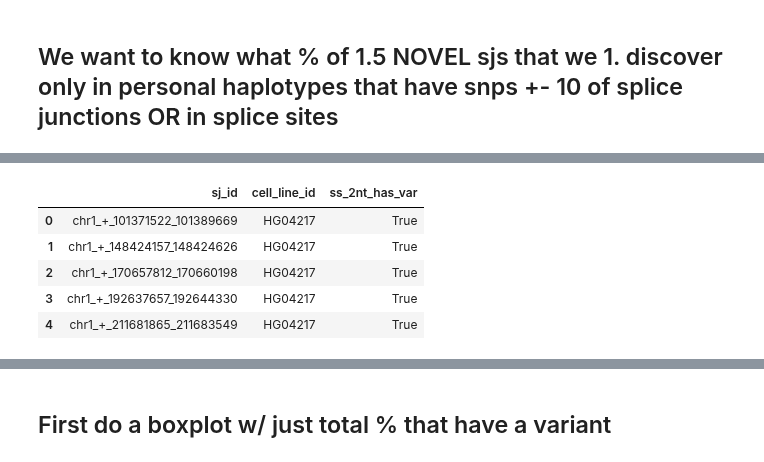
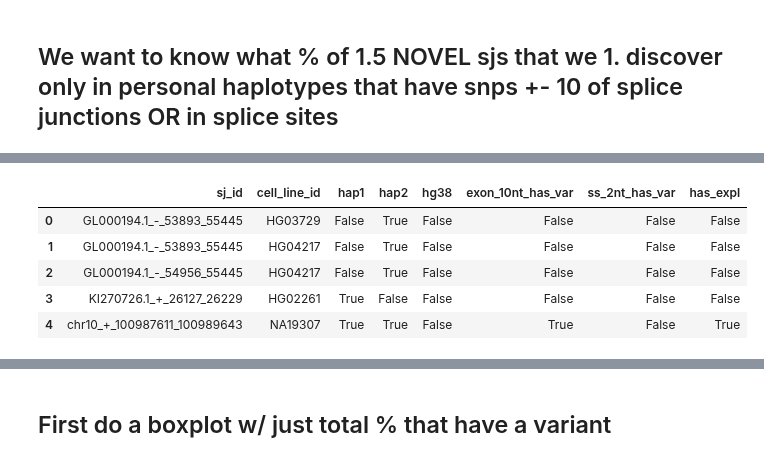
Before and after one commit to fairliereese/240903_pt, a Jupyter notebook: analysis/td_personal_exonic_sj_ss_snps_upset.ipynb, the cells around one changed output, grey strips where cells are left out. Cells and saved outputs as stored; diff of their text form; code cells hidden in the pictures.

```diff
--- a/analysis/td_personal_exonic_sj_ss_snps_upset.ipynb
+++ b/analysis/td_personal_exonic_sj_ss_snps_upset.ipynb
@@ -133,20 +134,12 @@ for c in meta_df['cell_line_id_1000g'].tolist():
                 cell_line_id=c)[0],
                 od)
     df = pr.read_bed(file).df
-    df = df.drop_duplicates()
 
     # just keep uniq. sj_ids
     df.rename({'ThickStart': 'sj_id'}, axis=1, inplace=True)
     df = df[['sj_id']]
+    df = df.drop_duplicates()
 
     df['cell_line_id'] = c
     df['ss_2nt_has_var'] = True
     sj_snp_df = pd.concat([sj_snp_df, df], axis=0)
-sj_snp_df.head()
-# %% [output]
-|  | sj_id | cell_line_id | ss_2nt_has_var |
-| 0 | chr1_+_101371522_101389669 | HG04217 | True |
-| 1 | chr1_+_148424157_148424626 | HG04217 | True |
-| 2 | chr1_+_170657812_170660198 | HG04217 | True |
-| 3 | chr1_+_192637657_192644330 | HG04217 | True |
-| 4 | chr1_+_211681865_211683549 | HG04217 | True |
@@ -155,3 +151,14 @@ temp = temp.merge(sj_snp_df[['sj_id', 'cell_line_id', 'ss_2nt_has_var']],
                   how='left',
                   on=['sj_id', 'cell_line_id'])
 temp.ss_2nt_has_var.fillna(False, inplace=True)
+# %%
+temp['has_expl'] = temp.exon_10nt_has_var|temp.ss_2nt_has_var
+
+temp.head()
+# %% [output]
+|  | sj_id | cell_line_id | hap1 | hap2 | hg38 | exon_10nt_has_var | ss_2nt_has_var | has_expl |
+| 0 | GL000194.1_-_53893_55445 | HG03729 | False | True | False | False | False | False |
+| 1 | GL000194.1_-_53893_55445 | HG04217 | False | True | False | False | False | False |
+| 2 | GL000194.1_-_54956_55445 | HG04217 | False | True | False | False | False | False |
+| 3 | KI270726.1_+_26127_26229 | HG02261 | True | False | False | False | False | False |
+| 4 | chr10_+_100987611_100989643 | NA19307 | True | True | False | True | False | True |
```
Also changed, not shown: parts of 18 cells of this notebook, 5 other files.
